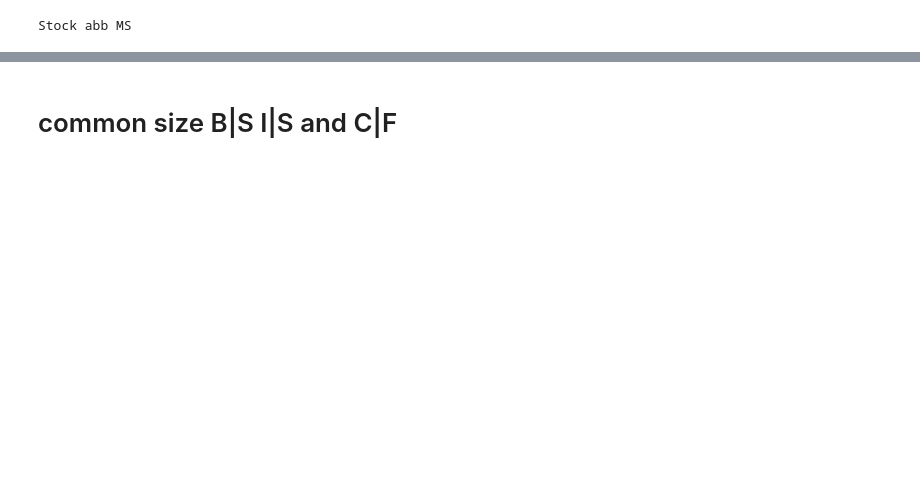
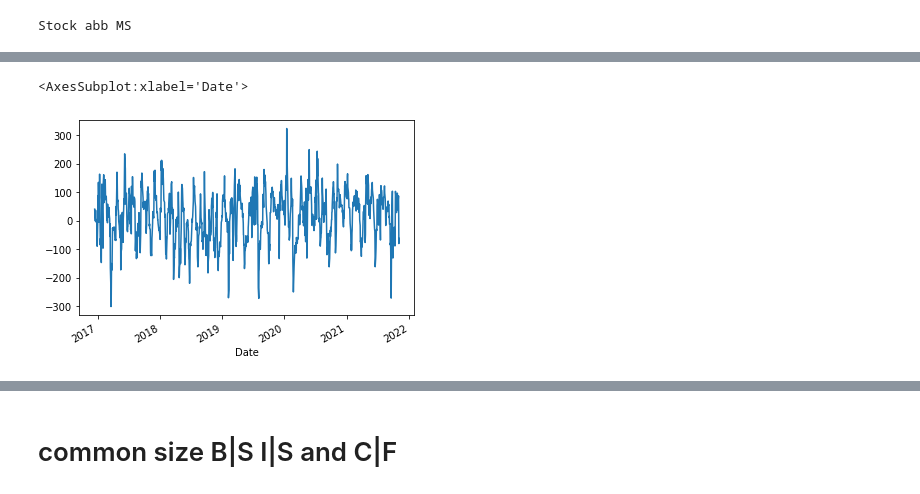
Before and after one commit to jonpage3/stocks_project, a Jupyter notebook: yf.ipynb, the cells around one changed output, grey strips where cells are left out. Drawn from its saved outputs; the diff is of its cells as text; code cells hidden in the pictures; blank space fills up the shorter version.

```diff
--- a/yf.ipynb
+++ b/yf.ipynb
@@ -100,0 +106,23 @@ earning:  113224.02572631836
+# %%
+
+def get_CCI(df,N):
+    '''
+         Commodity Channel Index
+
+principle:
+     Use the current stock price volatility to compare with the normal distribution range to draw the conclusion of overbought or oversold, which is used to capture trend reversal points.
+algorithm:
+　 The difference between the typical price and the N-day moving average of the typical price divided by the average absolute deviation of the typical price in N days.
+usage:
+     When CCI is less than -100, it is a buy signal, and when CCI is greater than 100, it is a sell signal;
+     When the stock price diverges, it is an obvious warning signal.
+parameter:
+     N　 sets the number of days for calculating the moving average, generally 14.'''
+
+
+
+    df['typ']=(df['High']+df['Low']+df['Close'])/3
+
+    df['CCI']=((df['typ']-df['typ'].rolling(N).mean())/
+               (0.015*abs(df['typ']-df['typ'].rolling(N).mean()).rolling(N).mean()))
+    return df
@@ -100,0 +147,5 @@ earning:  113224.02572631836
+# %%
+df.loc[:, 'CCI'].plot()
+# %% [output]
+<AxesSubplot:xlabel='Date'>
+[figure, added]
```
Also changed, not shown: parts of 35 cells of this notebook.
